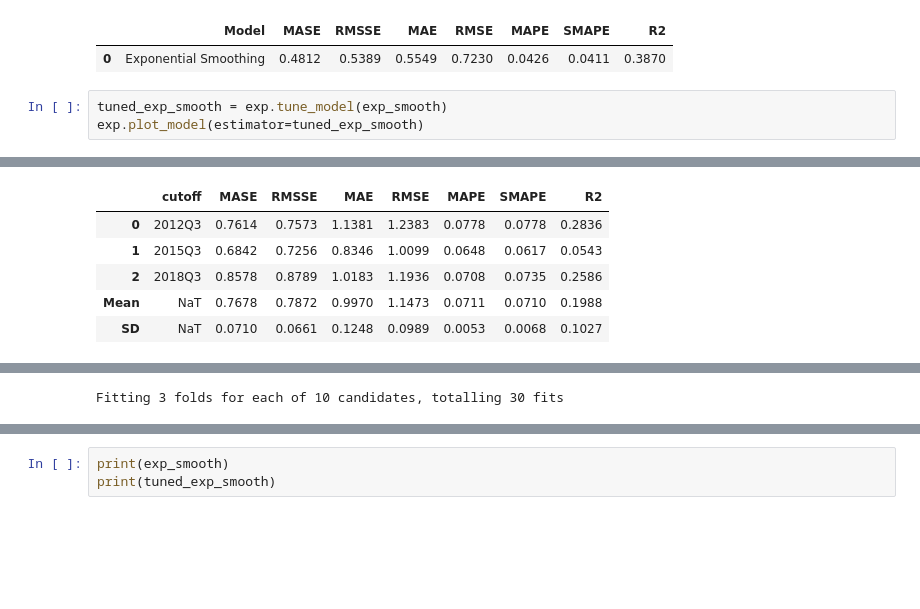
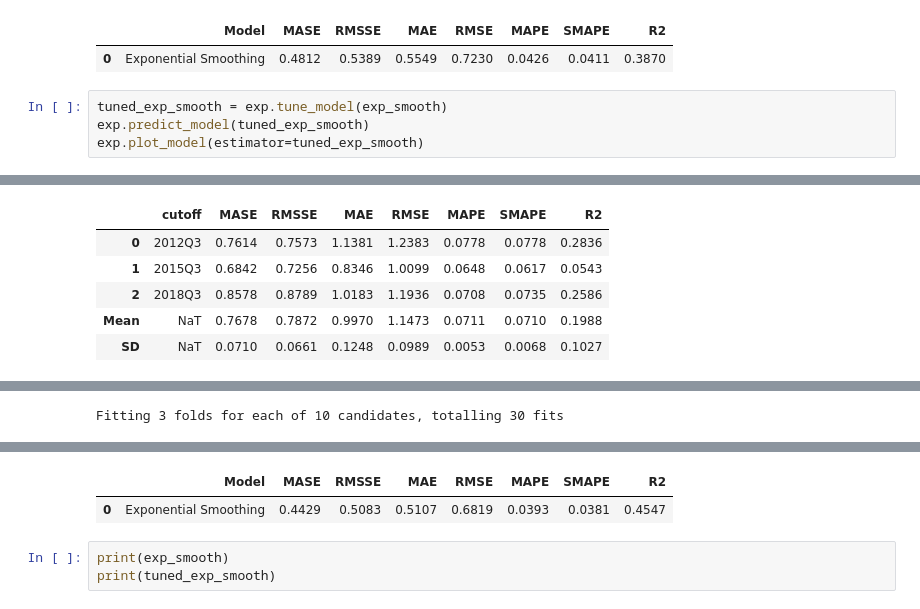
Before and after one commit to imajirzl/thesis-unemployment-rate, a Jupyter notebook: analysis/youth.ipynb, the cells around one changed output, grey strips where cells are left out. Cells and saved outputs as stored; diff of their text form; blank space fills up the shorter version.

Commit message:
adding prediction for holdout set for each fine tuned model

```diff
--- a/analysis/youth.ipynb
+++ b/analysis/youth.ipynb
@@ -508,6 +516,7 @@ exp.plot_model(estimator=exp_smooth)
 | 0 | Exponential Smoothing | 0.4812 | 0.5389 | 0.5549 | 0.7230 | 0.0426 | 0.0411 | 0.3870 |
 # %%
 tuned_exp_smooth = exp.tune_model(exp_smooth)
+exp.predict_model(tuned_exp_smooth)
 exp.plot_model(estimator=tuned_exp_smooth)
 # %% [output]
 [interactive output not drawn]
@@ -524,3 +533,5 @@ Fitting 3 folds for each of 10 candidates, totalling 30 fits
+|  | Model | MASE | RMSSE | MAE | RMSE | MAPE | SMAPE | R2 |
+| 0 | Exponential Smoothing | 0.4429 | 0.5083 | 0.5107 | 0.6819 | 0.0393 | 0.0381 | 0.4547 |
 # %%
 print(exp_smooth)
 print(tuned_exp_smooth)
```
Also changed, not shown: parts of 5 cells of this notebook, 1 other file.
